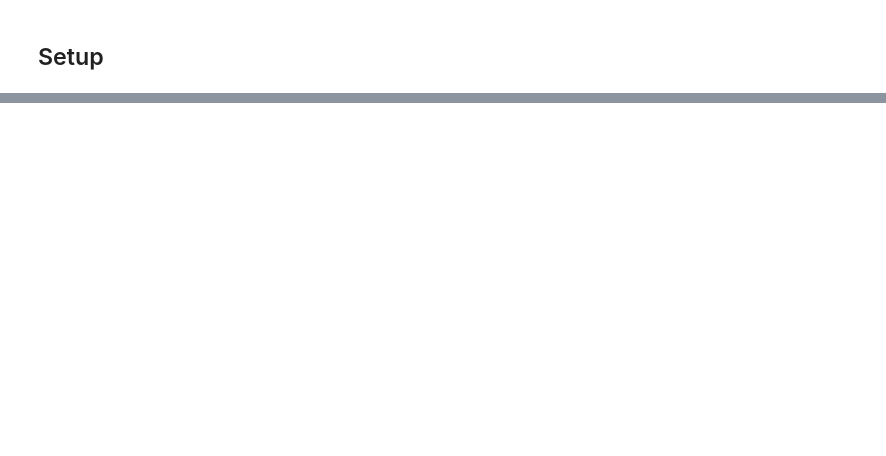
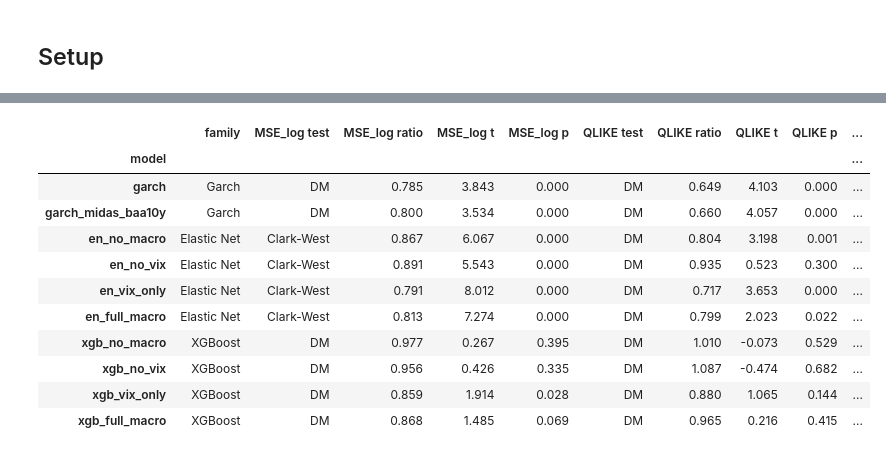
Before and after one commit to chanrahrah/dse4101capstone-project, a Jupyter notebook: models/portfolio_construction/03_forecast_vs_portfolio.ipynb, the cells around one changed output, grey strips where cells are left out. Cells and saved outputs as stored; diff of their text form; code cells hidden in the pictures; blank space fills up the shorter version.

```diff
--- a/models/portfolio_construction/03_forecast_vs_portfolio.ipynb
+++ b/models/portfolio_construction/03_forecast_vs_portfolio.ipynb
@@ -750,0 +28,25 @@ Saved to C:\Documents\NUS\Y4S1\DSE4101\dse4101capstone_project\models\portfolio_
+# %%
+import sys
+import json
+from pathlib import Path
+
+import numpy as np
+import pandas as pd
+import matplotlib.pyplot as plt
+from IPython.display import display
+
+sys.path.insert(0, str(Path("..").resolve()))   # models/: research_config and utils
+
+from utils.portfolio_utils import (
+    PORTFOLIO_DIR, EVAL_DIR, load_forecast_files, forecast_wide, load_portfolios, load_vix_monthly,
+    qlike, outcome, weight_distance, pct_capped_pooled, style_axis,
+    SERIES_COLORS, BENCHMARK_COLOR, TEXT_SECONDARY,
+)
+
+E6_DIR = Path("..") / "forecasting" / "results"
+LEVEL = 0.10
+
+pd.set_option("display.width", 160)
+pd.set_option("display.max_columns", 30)
+pd.set_option("display.max_colwidth", 60)
+pd.set_option("display.float_format", "{:.3f}".format)
@@ -750,0 +102,33 @@ Saved to C:\Documents\NUS\Y4S1\DSE4101\dse4101capstone_project\models\portfolio_
+# %%
+def e6_side(loss):
+    t = e6_tests[e6_tests["loss"] == loss].rename(columns={"a": "model"}).set_index(["model", "ETF"])
+    return t[["test", "loss_ratio", "gain_t", "p_value"]].set_axis(
+        [f"{loss} test", f"{loss} ratio", f"{loss} t", f"{loss} p"], axis=1)
+
+
+pf_cols = {"SR_diff_vs_RW": "ΔSR", "LW_t_vs_RW": "LW t", "LW_p_vs_RW": "LW p"}
+bucket_pf = (bucket_sr.loc[MODELS, list(pf_cols)].rename_axis("model")
+             .assign(ETF="Cyclical").set_index("ETF", append=True))
+pf = pd.concat([etf_sr.loc[MODELS, list(pf_cols)], bucket_pf]).rename(columns=pf_cols)
+
+link = e6_side("MSE_log").join(e6_side("QLIKE")).join(pf).loc[[(m, u) for m in MODELS for u in UNITS]]
+link.insert(0, "family", [FAMILY[m] for m in link.index.get_level_values("model")])
+link["forecast result"] = np.where(link["MSE_log p"] < LEVEL, "better", "n.s.")
+link["portfolio result"] = [outcome(g, p, LEVEL).replace("a ", "") for g, p in zip(link["ΔSR"], link["LW p"])]
+link["same direction"] = np.sign(link["MSE_log t"]) == np.sign(link["ΔSR"])
+
+bucket_link = link.xs("Cyclical", level="ETF")
+bucket_link
+# %% [output]
+|  | family | MSE_log test | MSE_log ratio | MSE_log t | MSE_log p | QLIKE test | QLIKE ratio | QLIKE t | QLIKE p | ... |
+| model |  |  |  |  |  |  |  |  |  | ... |
+| garch | Garch | DM | 0.785 | 3.843 | 0.000 | DM | 0.649 | 4.103 | 0.000 | ... |
+| garch_midas_baa10y | Garch | DM | 0.800 | 3.534 | 0.000 | DM | 0.660 | 4.057 | 0.000 | ... |
+| en_no_macro | Elastic Net | Clark-West | 0.867 | 6.067 | 0.000 | DM | 0.804 | 3.198 | 0.001 | ... |
+| en_no_vix | Elastic Net | Clark-West | 0.891 | 5.543 | 0.000 | DM | 0.935 | 0.523 | 0.300 | ... |
+| en_vix_only | Elastic Net | Clark-West | 0.791 | 8.012 | 0.000 | DM | 0.717 | 3.653 | 0.000 | ... |
+| en_full_macro | Elastic Net | Clark-West | 0.813 | 7.274 | 0.000 | DM | 0.799 | 2.023 | 0.022 | ... |
+| xgb_no_macro | XGBoost | DM | 0.977 | 0.267 | 0.395 | DM | 1.010 | -0.073 | 0.529 | ... |
+| xgb_no_vix | XGBoost | DM | 0.956 | 0.426 | 0.335 | DM | 1.087 | -0.474 | 0.682 | ... |
+| xgb_vix_only | XGBoost | DM | 0.859 | 1.914 | 0.028 | DM | 0.880 | 1.065 | 0.144 | ... |
+| xgb_full_macro | XGBoost | DM | 0.868 | 1.485 | 0.069 | DM | 0.965 | 0.216 | 0.415 | ... |
```
Also changed, not shown: parts of 48 cells of this notebook, 27 other files.
